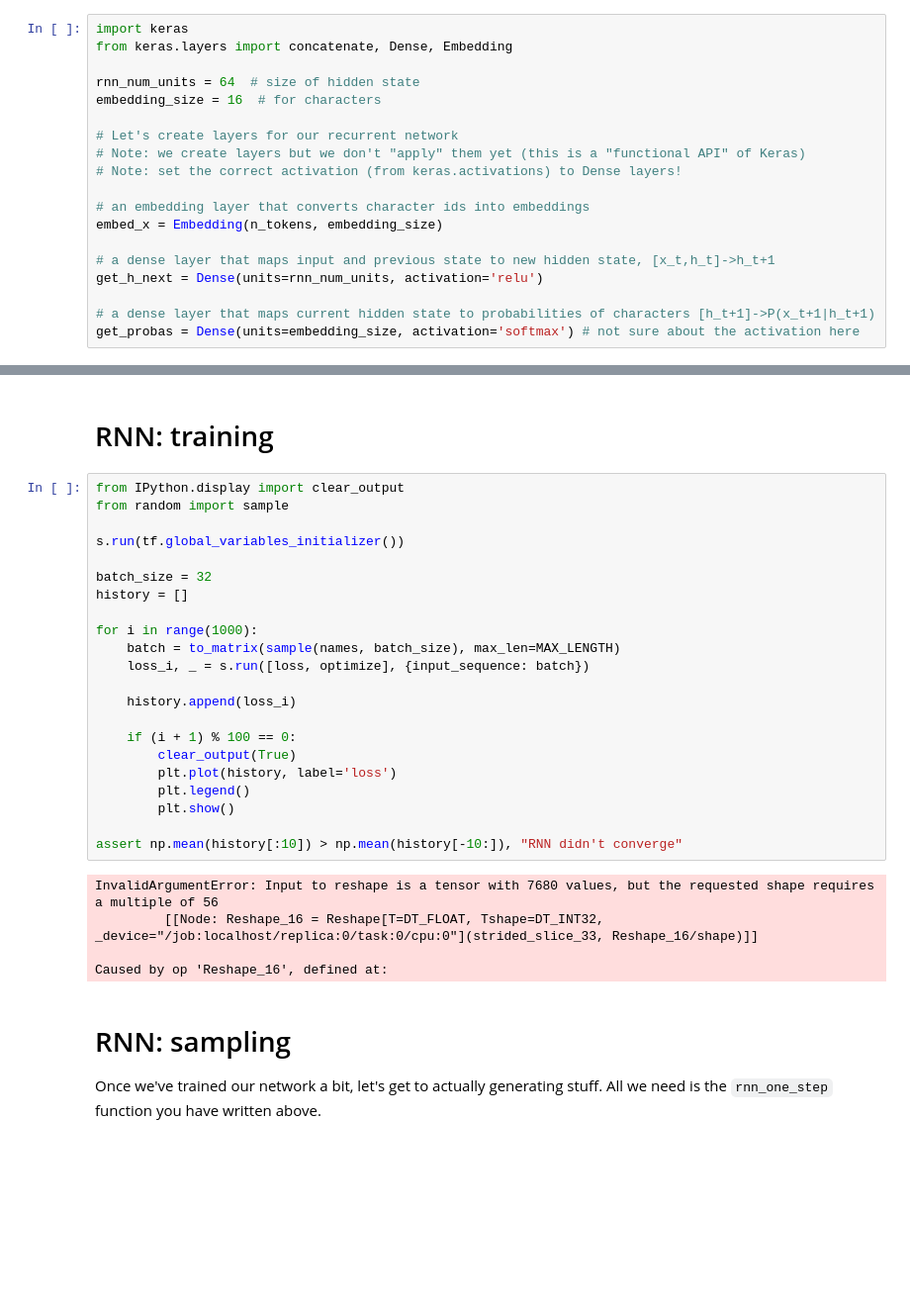
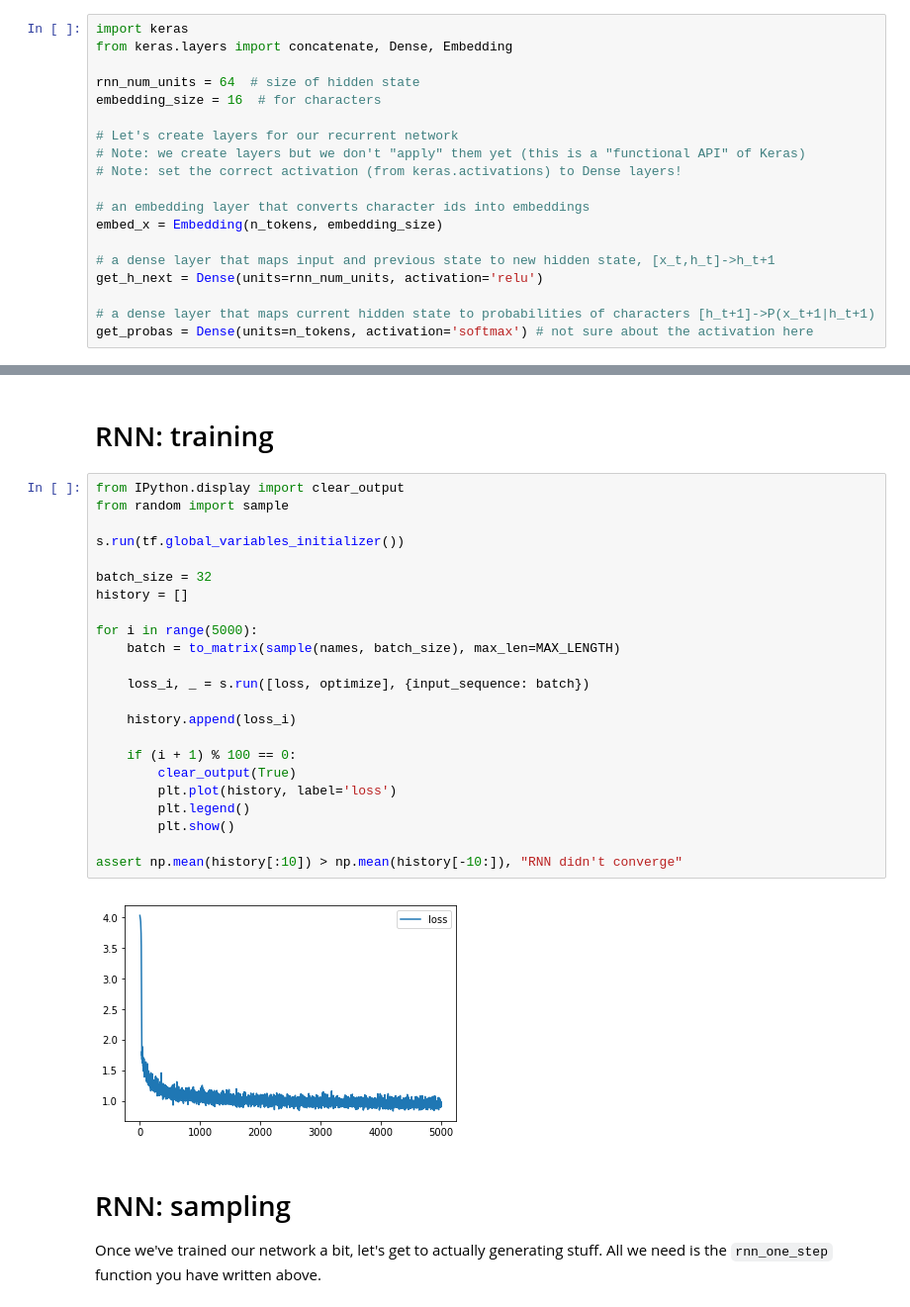
Before and after one commit to jfacorro/intro-to-dl, a Jupyter notebook: week5/RNN-task.ipynb, the cells around one changed output, grey strips where cells are left out. Shown at 99% size. Drawn from its saved outputs; the diff is of its cells as text; blank space fills up the shorter version.

```diff
--- a/week5/RNN-task.ipynb
+++ b/week5/RNN-task.ipynb
@@ -145,7 +145,7 @@ embed_x = Embedding(n_tokens, embedding_size)
 get_h_next = Dense(units=rnn_num_units, activation='relu')
 
 # a dense layer that maps current hidden state to probabilities of characters [h_t+1]->P(x_t+1|h_t+1)
-get_probas = Dense(units=embedding_size, activation='softmax') # not sure about the activation here
+get_probas = Dense(units=n_tokens, activation='softmax') # not sure about the activation here
 # %% [markdown]
 We will generate names character by character starting with `start_token`:
 
@@ -231,30 +238,28 @@ optimize = tf.train.AdamOptimizer().minimize(loss)
 # %%
 from IPython.display import clear_output
 from random import sample
 
 s.run(tf.global_variables_initializer())
 
 batch_size = 32
 history = []
 
-for i in range(1000):
+for i in range(5000):
     batch = to_matrix(sample(names, batch_size), max_len=MAX_LENGTH)
+
     loss_i, _ = s.run([loss, optimize], {input_sequence: batch})
 
     history.append(loss_i)
 
     if (i + 1) % 100 == 0:
         clear_output(True)
         plt.plot(history, label='loss')
         plt.legend()
         plt.show()
 
 assert np.mean(history[:10]) > np.mean(history[-10:]), "RNN didn't converge"
 # %% [output]
-InvalidArgumentError: Input to reshape is a tensor with 7680 values, but the requested shape requires a multiple of 56
-         [[Node: Reshape_16 = Reshape[T=DT_FLOAT, Tshape=DT_INT32, _device="/job:localhost/replica:0/task:0/cpu:0"](strided_slice_33, Reshape_16/shape)]]
-
-Caused by op 'Reshape_16', defined at:
+[figure, added]
 # %% [markdown]
 # RNN: sampling
 Once we've trained our network a bit, let's get to actually generating stuff. All we need is the `rnn_one_step` function you have written above.
```
Also changed, not shown: parts of 11 cells of this notebook, 2 other files.
